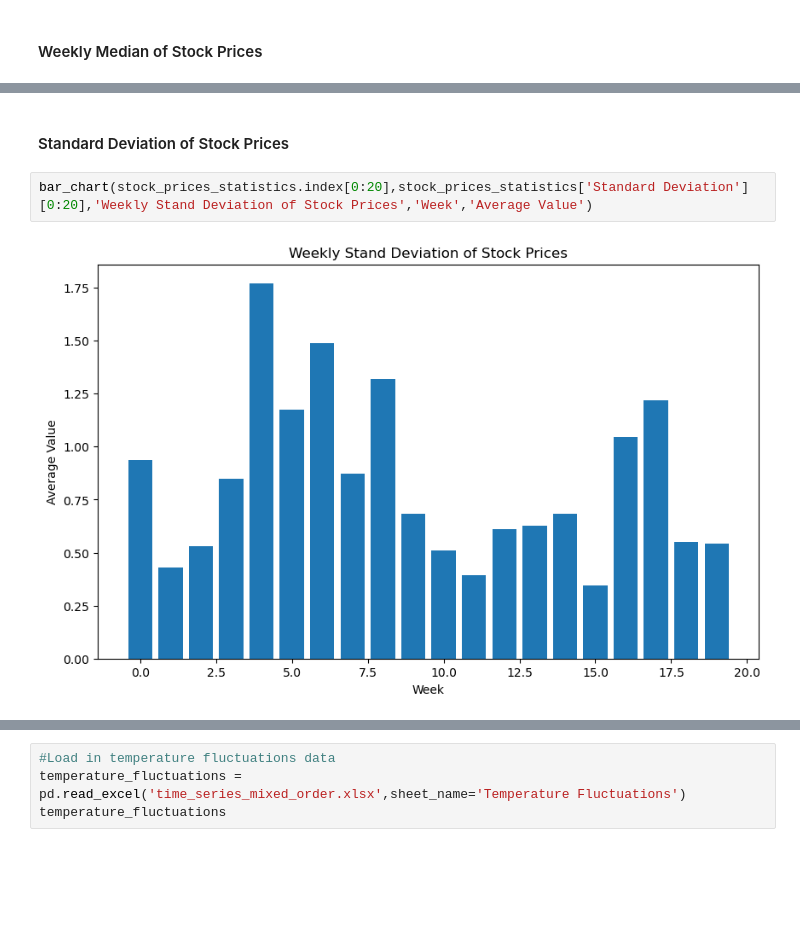
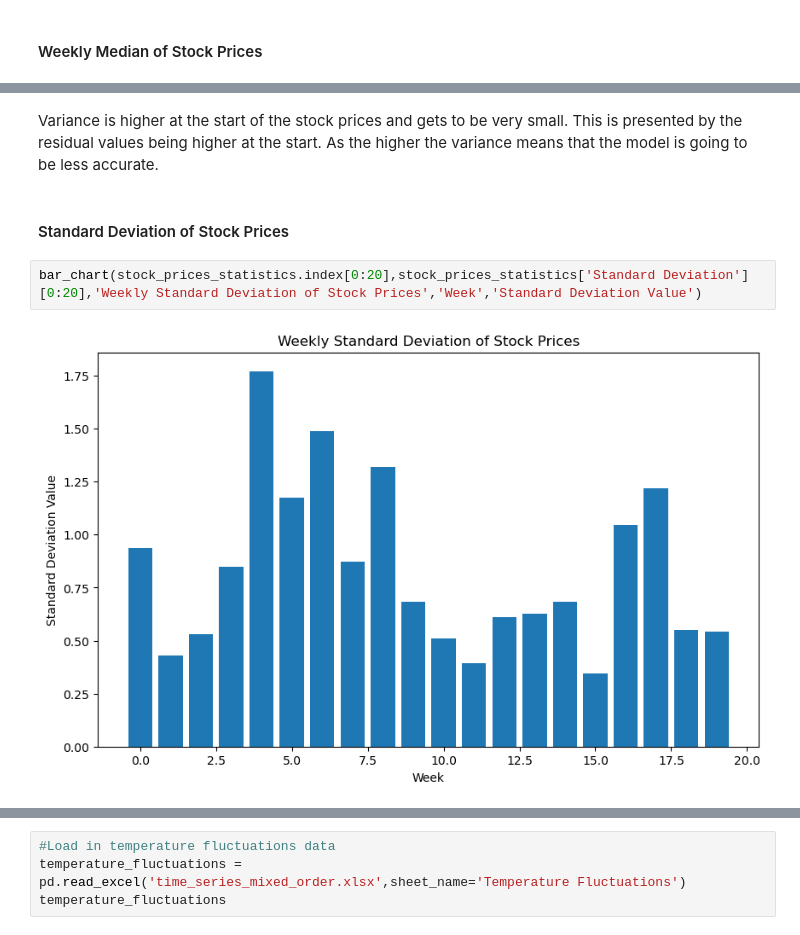
Before and after one commit to bennicholson2/Time-Series-Project-3, a Jupyter notebook: code.ipynb, the cells around one changed output, grey strips where cells are left out. Cells and saved outputs as stored; diff of their text form; blank space fills up the shorter version.

```diff
--- a/code.ipynb
+++ b/code.ipynb
@@ -783,6 +1277,8 @@ bar_chart(day_of_week_column,stock_prices_statistics['Variance'][0:5],'Days of W
+# %% [markdown]
+Variance is higher at the start of the stock prices and gets to be very small. This is presented by the residual values being higher at the start. As the higher the variance means that the model is going to be less accurate.
 # %% [markdown]
 #### Standard Deviation of Stock Prices
 # %%
-bar_chart(stock_prices_statistics.index[0:20],stock_prices_statistics['Standard Deviation'][0:20],'Weekly Stand Deviation of Stock Prices','Week','Average Value')
+bar_chart(stock_prices_statistics.index[0:20],stock_prices_statistics['Standard Deviation'][0:20],'Weekly Standard Deviation of Stock Prices','Week','Standard Deviation Value')
 # %% [output]
-[figure, old version]
+[figure, new version]
```
Also changed, not shown: parts of 309 cells of this notebook, 2 other files.
